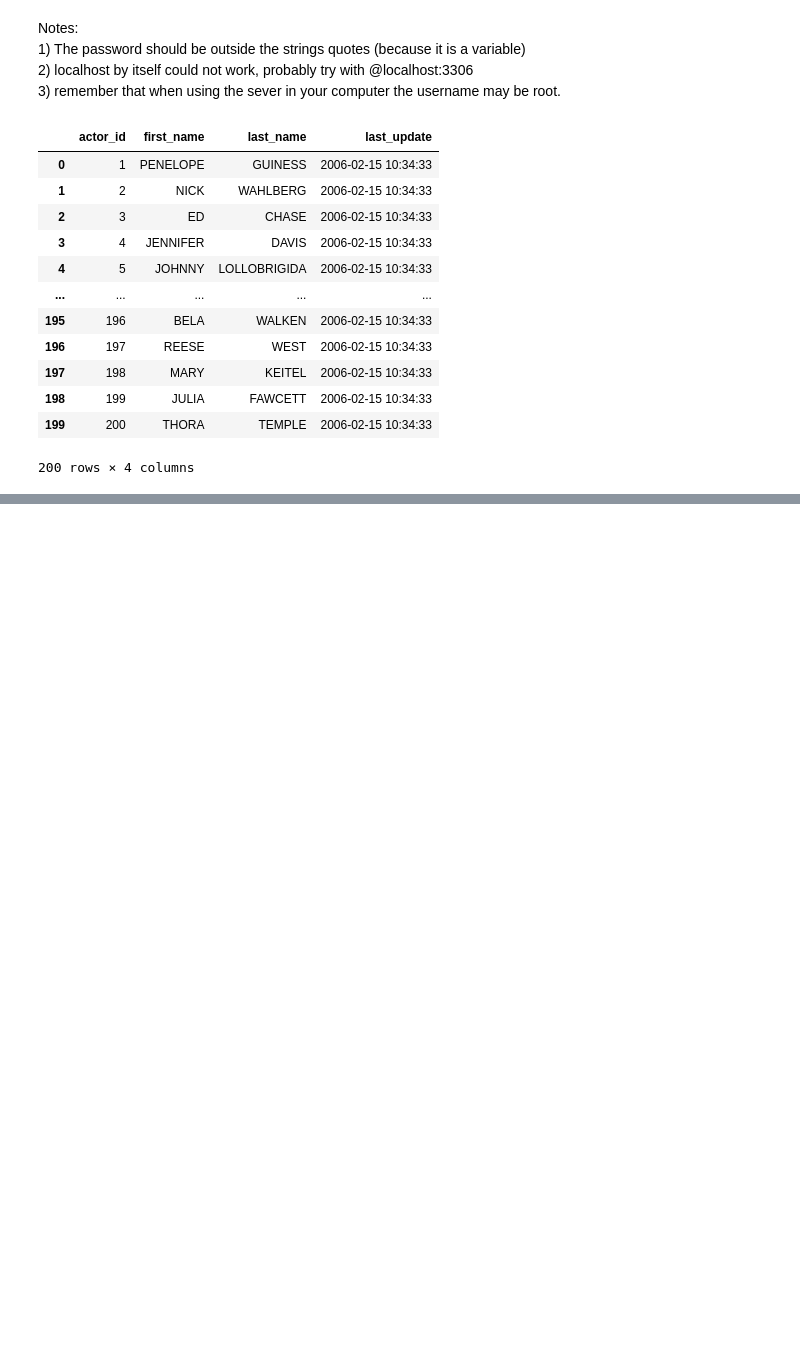
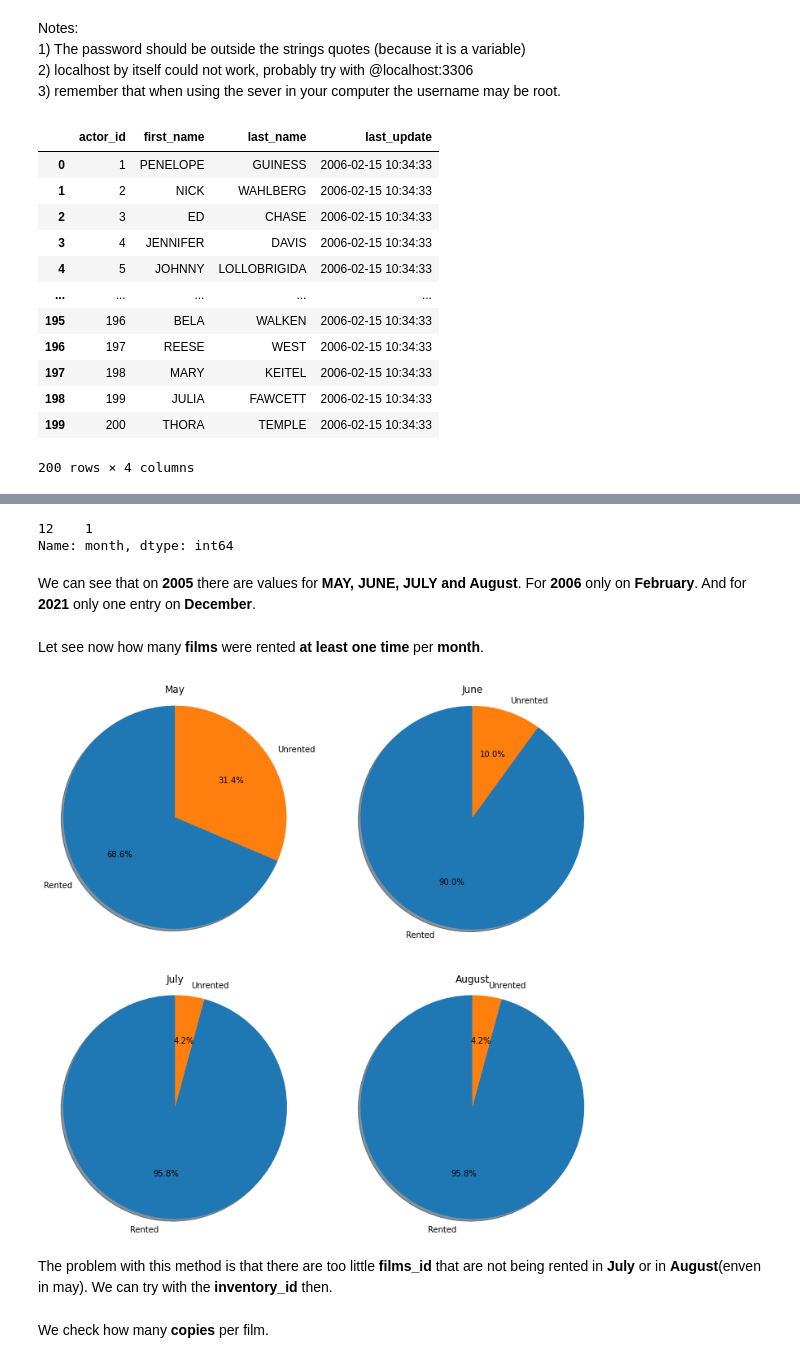
Before and after one commit to sebastianvier/ironhack_labs, a Jupyter notebook: week_9/lab-predictions-logistic-regression/logistic_regression.ipynb, the cells around one changed output, grey strips where cells are left out. Saved outputs shown, nothing was run; the diff lists cells and outputs as text; code cells hidden in the pictures; blank space fills up the shorter version.

```diff
--- a/week_9/lab-predictions-logistic-regression/logistic_regression.ipynb
+++ b/week_9/lab-predictions-logistic-regression/logistic_regression.ipynb
@@ -52,0 +112,75 @@ In order to optimize our inventory, we would like to know which films will be re
+# %%
+## Get the count values per month on 2021
+query = '''select * ,
+date_format(rental_date, '%%Y') year,
+date_format(rental_date, '%%m') month
+from rental
+where date_format(rental_date, '%%Y') = 2021'''
+query
+pd.read_sql(query, engine).month.value_counts()
+# %% [output]
+12    1
+Name: month, dtype: int64
+# %% [markdown]
+We can see that on **2005** there are values for **MAY, JUNE, JULY and August**. For **2006** only on **February**. And for **2021** only one entry on **December**.
+# %% [markdown]
+Let see now how many **films** were rented **at least one time** per **month**.
+# %%
+## Get the count values per month on 2005
+query = '''select film_id, date_format(rental_date, '%%m') month from inventory i
+join rental r
+on i.inventory_id = r.inventory_id
+order by rental_date'''
+data = pd.read_sql(query, engine)
+# %%
+## Return the number of unique film_ids on may(05).
+nunique_may = data.film_id[data.month == '05'].nunique()
+
+nunique_june = data.film_id[data.month == '06'].nunique()
+nunique_july = data.film_id[data.month == '07'].nunique()
+nunique_august = data.film_id[data.month == '08'].nunique()
+# %%
+total_films_ids = 1000
+##
+fig, ax = plt.subplots(2,2, figsize=(12,12))
+
+## May
+ax[0,0].title.set_text('May')
+labels = 'Rented', 'Unrented'
+sizes = [nunique_may, total_films_ids - nunique_may]
+ax[0,0].pie(sizes, labels=labels, autopct='%1.1f%%',
+        shadow=True, startangle=90)
+ax[0,0].axis('equal')  # Equal aspect ratio ensures that pie is drawn as a circle.
+
+## June
+ax[0,1].title.set_text('June')
+labels = 'Rented', 'Unrented'
+sizes = [nunique_june, total_films_ids - nunique_june]
+ax[0,1].pie(sizes, labels=labels, autopct='%1.1f%%',
+        shadow=True, startangle=90)
+ax[0,1].axis('equal')
+
+## July
+ax[1,0].title.set_text('July')
+labels = 'Rented', 'Unrented'
+sizes = [nunique_july, total_films_ids - nunique_july]
+ax[1,0].pie(sizes, labels=labels, autopct='%1.1f%%',
+        shadow=True, startangle=90)
+ax[1,0].axis('equal')
+
+## August
+ax[1,1].title.set_text('August')
+labels = 'Rented', 'Unrented'
+sizes = [nunique_august, total_films_ids - nunique_august]
+ax[1,1].pie(sizes, labels=labels, autopct='%1.1f%%',
+        shadow=True, startangle=90)
+ax[1,1].axis('equal')
+
+
+plt.show()
+# %% [output]
+[figure, added]
+# %% [markdown]
+The problem with this method is that there are too little **films_id** that are not being rented in **July** or in **August**(enven in may). We can try with the **inventory_id** then.
+# %% [markdown]
+We check how many **copies** per film.
```
Also changed, not shown: parts of 43 cells of this notebook, 1 other file.
